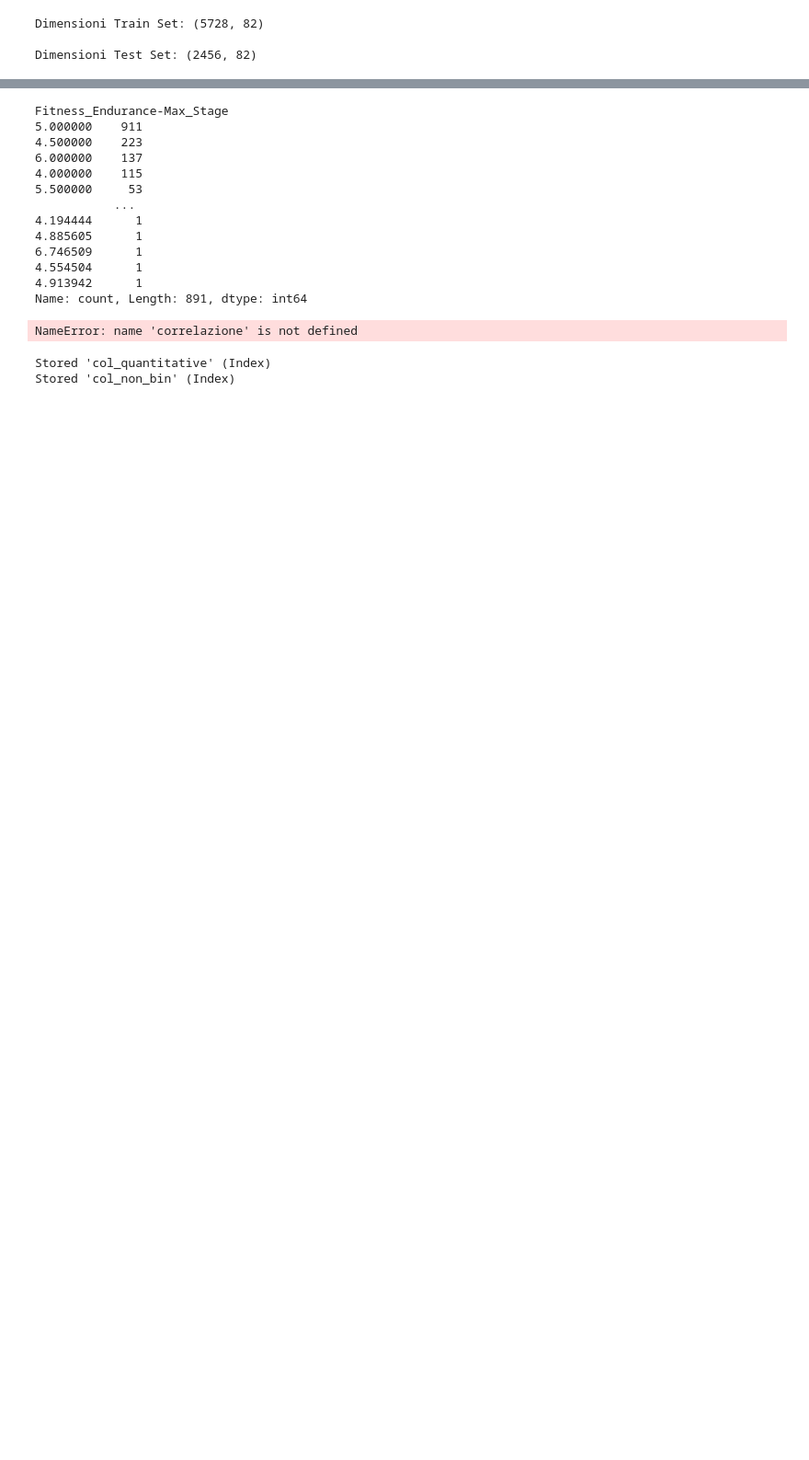
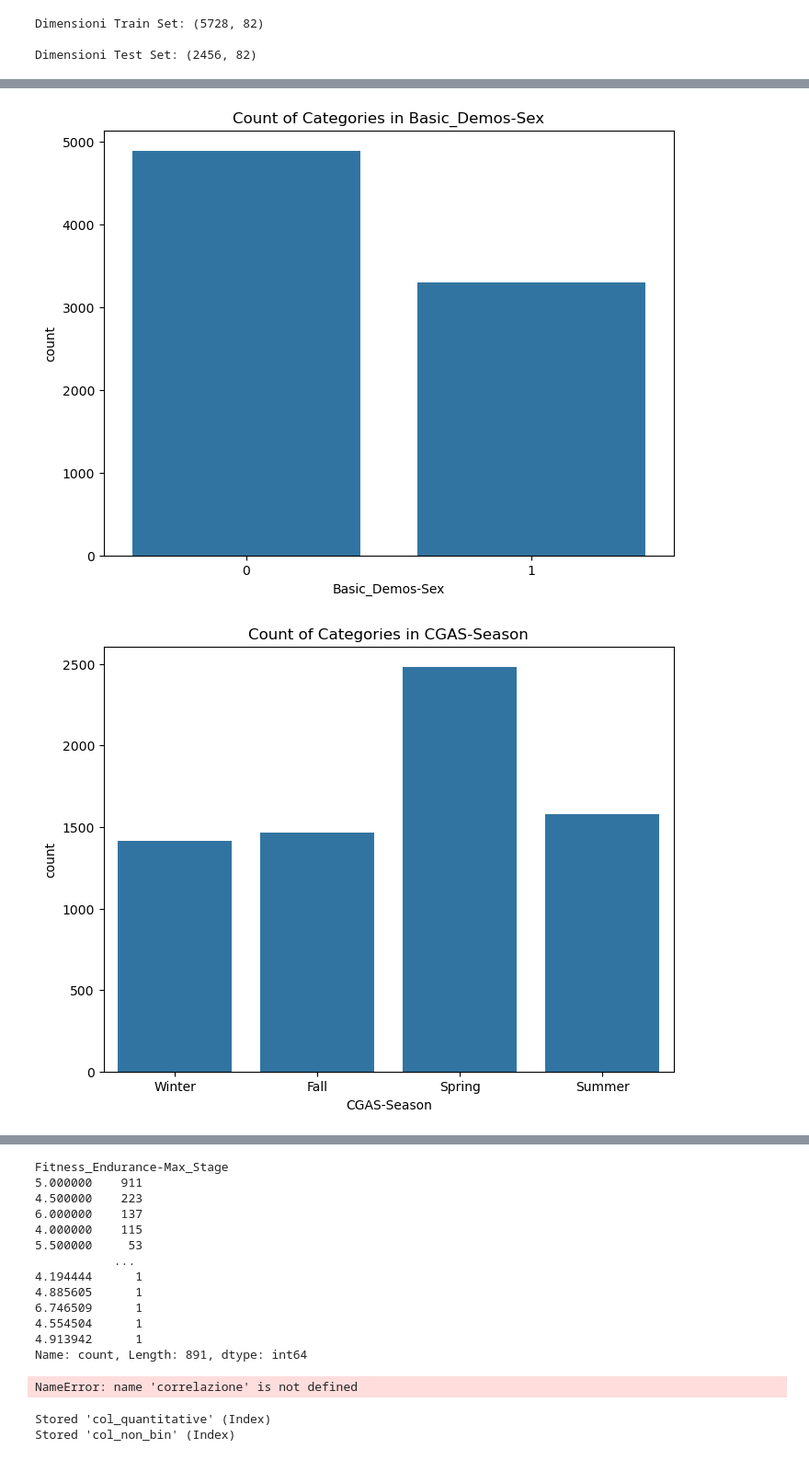
Before and after one commit to alessialaconca/Data_Mining_2_Child_Mind_Institute, a Jupyter notebook: ale/a_dat_prep.ipynb, the cells around one changed output, grey strips where cells are left out. Shown at 92% size. Cells and saved outputs as stored; diff of their text form; code cells hidden in the pictures; blank space fills up the shorter version.

```diff
--- a/ale/a_dat_prep.ipynb
+++ b/ale/a_dat_prep.ipynb
@@ -169,2 +191,17 @@ Dimensioni Test Set: (2456, 82)
+# %%
+# Plot categorical features (example for 'Basic_Demos-Sex')
+plt.figure(figsize=(8, 6))
+sns.countplot(x='Basic_Demos-Sex', data=df_17)
+plt.title('Count of Categories in Basic_Demos-Sex')
+plt.show()
+
+# Example for 'CGAS-Season'
+plt.figure(figsize=(8, 6))
+sns.countplot(x='CGAS-Season', data=df_17)
+plt.title('Count of Categories in CGAS-Season')
+plt.show()
+# %% [output]
+[figure, added]
+[figure, added]
 # %%
 #--- IMPUTAZIONE KNN
```
Also changed, not shown: parts of 4 cells of this notebook, 1 other file.
